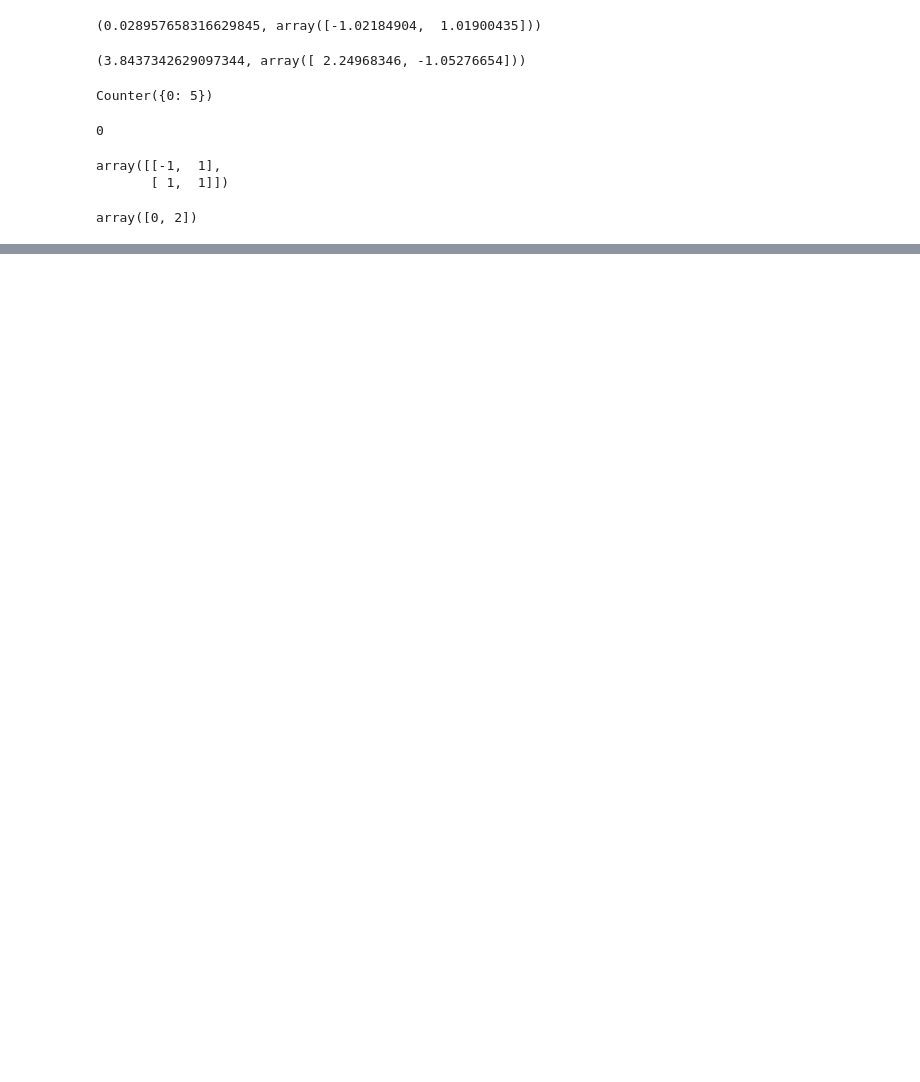
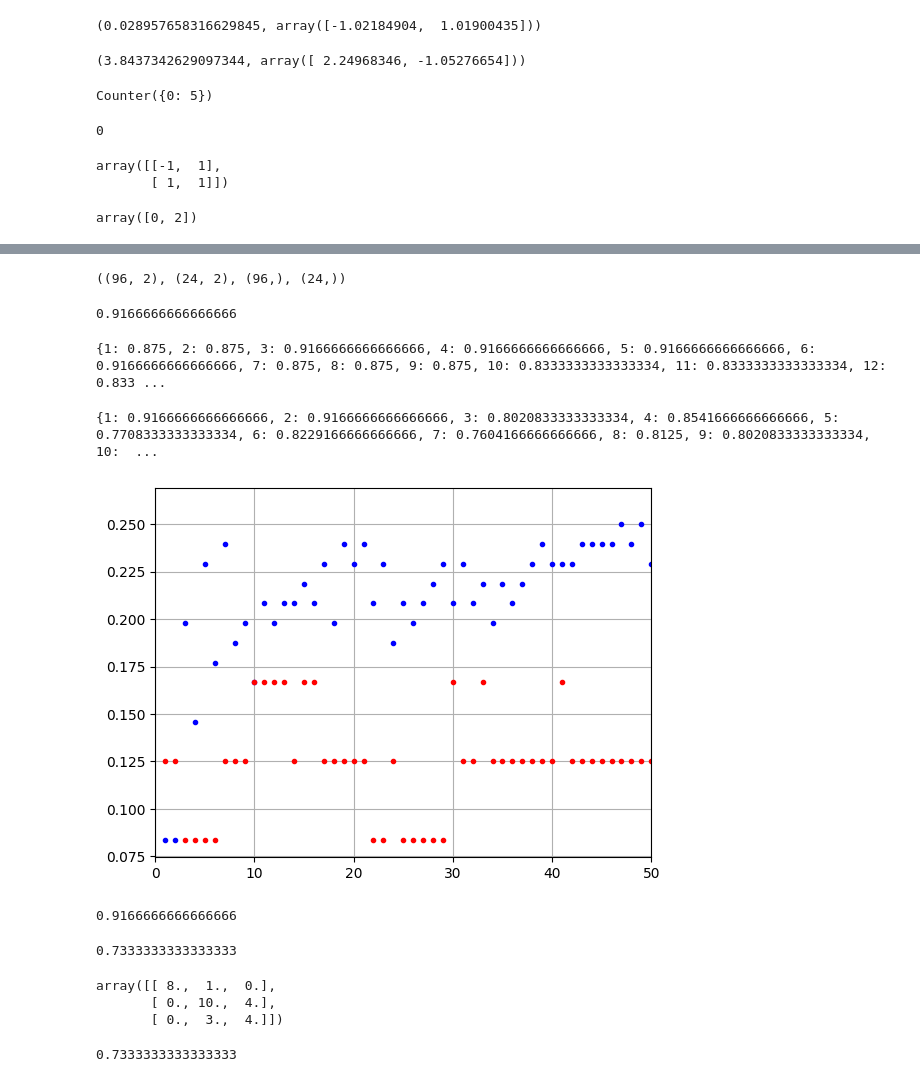
Before and after one commit to sreent/machine-learning, a Jupyter notebook: Code Walk Through/K-Nearest Neighbours.ipynb, the cells around one changed output, grey strips where cells are left out. Drawn from its saved outputs; the diff is of its cells as text; code cells hidden in the pictures; blank space fills up the shorter version.

```diff
--- a/Code Walk Through/K-Nearest Neighbours.ipynb
+++ b/Code Walk Through/K-Nearest Neighbours.ipynb
@@ -522,0 +239,2 @@ print("Best: %f using %s" % (..., ...))
+# %%
+Xs_train = (X_train - mus)   / sigmas
@@ -522,0 +243,6 @@ print("Best: %f using %s" % (..., ...))
+# %%
+Xs_vtrain, Xs_val, y_vtrain, y_val = train_test_split(Xs_train, y_train, 0.8)
+# %%
+Xs_vtrain.shape, Xs_val.shape, y_vtrain.shape, y_val.shape
+# %% [output]
+((96, 2), (24, 2), (96,), (24,))
@@ -522,0 +251,45 @@ print("Best: %f using %s" % (..., ...))
+# %%
+accuracy_score(y_val, y_pred)
+# %% [output]
+0.9166666666666666
+# %%
+val_acc = {}
+for k in range(1, 76) :
+    y_preds = nearest_neighbours(Xs_vtrain, y_vtrain, Xs_val, k)
+
+    val_acc[k] = accuracy_score(y_val, y_preds)
+
+print(val_acc)
+# %% [output]
+{1: 0.875, 2: 0.875, 3: 0.9166666666666666, 4: 0.9166666666666666, 5: 0.9166666666666666, 6: 0.9166666666666666, 7: 0.875, 8: 0.875, 9: 0.875, 10: 0.8333333333333334, 11: 0.8333333333333334, 12: 0.833 ...
+# %%
+train_acc = {}
+for k in range(1, 76) :
+    y_preds = nearest_neighbours(Xs_vtrain, y_vtrain, Xs_vtrain, k)
+
+    train_acc[k] = accuracy_score(y_vtrain, y_preds)
+
+print(train_acc)
+# %% [output]
+{1: 0.9166666666666666, 2: 0.9166666666666666, 3: 0.8020833333333334, 4: 0.8541666666666666, 5: 0.7708333333333334, 6: 0.8229166666666666, 7: 0.7604166666666666, 8: 0.8125, 9: 0.8020833333333334, 10:  ...
+# %%
+train_error = 1-np.array(list(train_acc.values()))
+val_error = 1-np.array(list(val_acc.values()))
+
+plt.plot(list(train_acc.keys()), train_error, 'b.')
+plt.plot(list(val_acc.keys()), val_error, 'r.')
+plt.xlim(0,50)
+plt.grid()
+plt.show()
+# %% [output]
+[figure, added]
+# %%
+y_pred = nearest_neighbours(Xs_vtrain, y_vtrain, Xs_val, 5)
+accuracy_score(y_val, y_pred)
+# %% [output]
+0.9166666666666666
+# %%
+y_pred = nearest_neighbours(Xs_train, y_train, Xs_test, 5)
+accuracy_score(y_test, y_pred)
+# %% [output]
+0.7333333333333333
@@ -522,0 +304,10 @@ print("Best: %f using %s" % (..., ...))
+# %%
+confusion_matrix(y_test, y_pred, classes)
+# %% [output]
+array([[ 8.,  1.,  0.],
+       [ 0., 10.,  4.],
+       [ 0.,  3.,  4.]])
+# %%
+(8+10+4) / (8+1+10+4+3+4)
+# %% [output]
+0.7333333333333333
```
Also changed, not shown: parts of 53 cells of this notebook.
